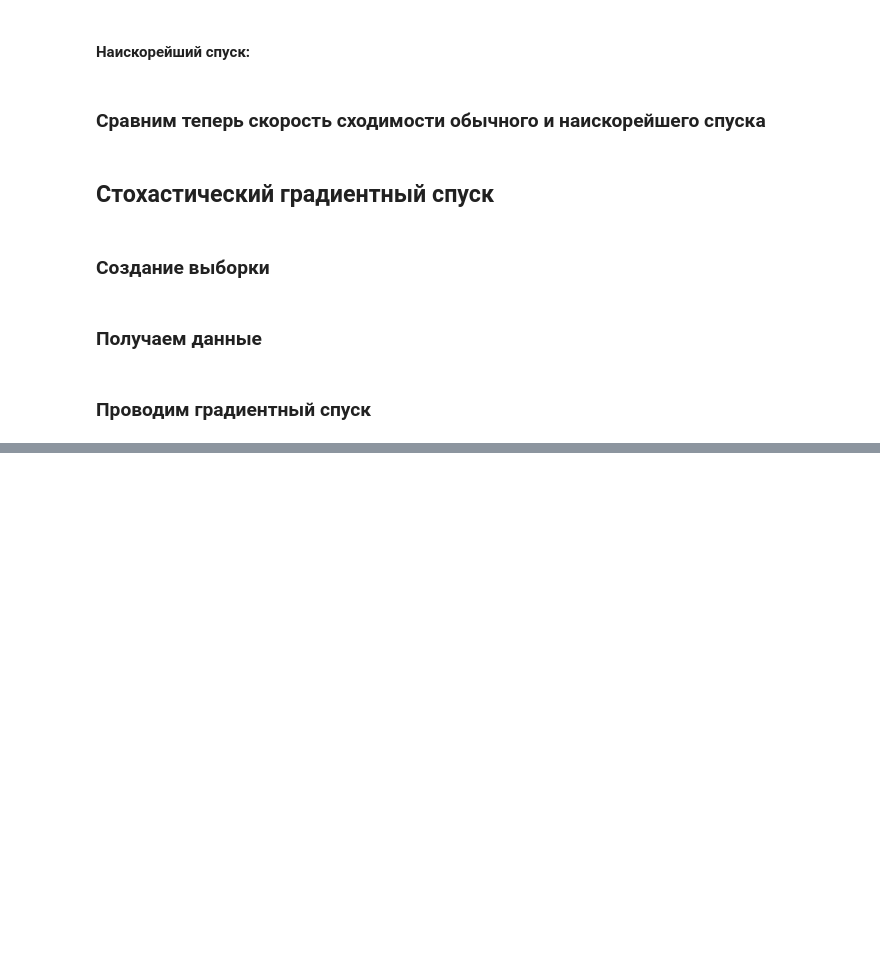
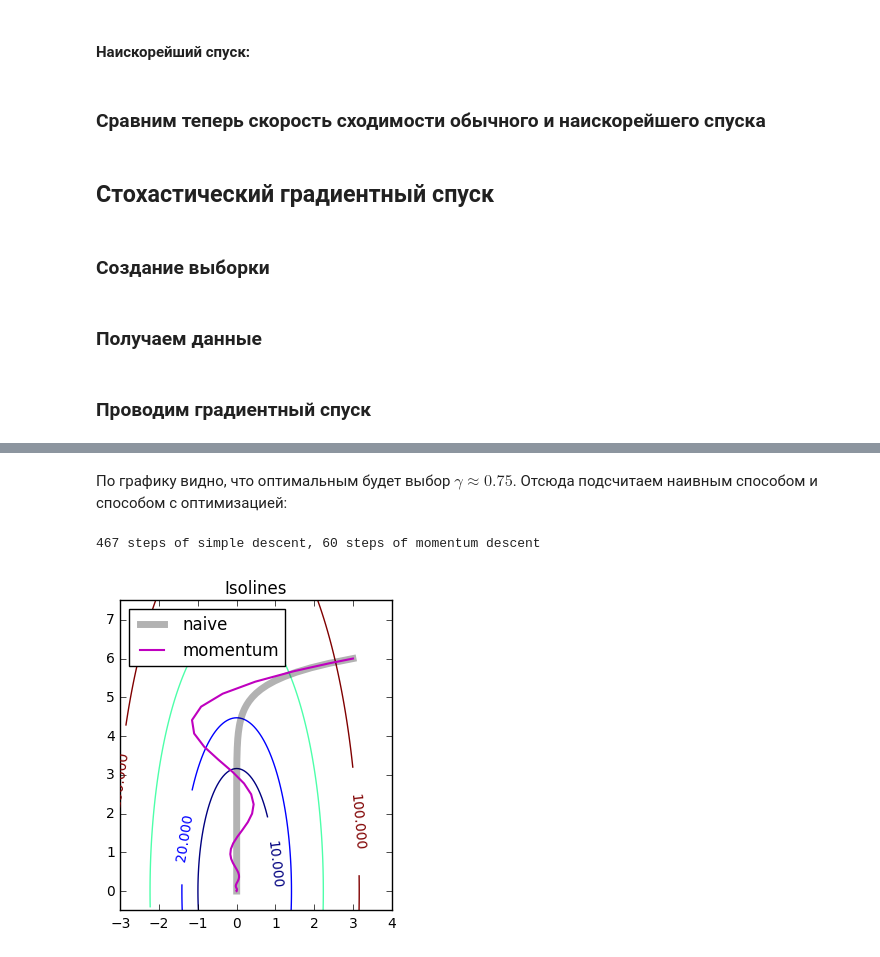
Before and after one commit to v-sopov/renju, a Jupyter notebook: lab_solution.ipynb, the cells around one changed output, grey strips where cells are left out. Cells and saved outputs as stored; diff of their text form; code cells hidden in the pictures; blank space fills up the shorter version.

```diff
--- a/lab_solution.ipynb
+++ b/lab_solution.ipynb
@@ -567,0 +472,32 @@ for size in [1, 2, 3, 4, 5, 10, 25, 50, 100, 200, 400, 800]:
+# %% [markdown]
+По графику видно, что оптимальным будет выбор $\gamma \approx 0.75$. Отсюда подсчитаем наивным способом и способом с оптимизацией:
+# %%
+simple_log = []
+test_gradient_descent(test_gradient, [3, 6], step=0.01, points_log=simple_log)
+momentum_log = []
+momentum_descent(test_gradient, 0.75, [3, 6], step=0.01, points_log=momentum_log)
+print(len(simple_log), 'steps of simple descent,', len(momentum_log), 'steps of momentum descent')
+
+x = np.arange(-4, 8, 0.05)
+y = np.arange(-4, 8, 0.05)
+xgrid, ygrid = np.meshgrid(x, y)
+eval_func = np.vectorize(test_function)
+zgrid = eval_func(xgrid, ygrid)
+plt.hold(True)
+CS = plt.contour(xgrid, ygrid, zgrid, levels=[10, 20, 50, 100])
+plt.clabel(CS, inline=1, fontsize=10)
+plt.title('Isolines')
+x_simple = [p[0] for p in simple_log]
+y_simple = [p[1] for p in simple_log]
+plt.plot(x_simple, y_simple, 'k-', alpha=0.3, linewidth=5, label='naive')
+x_momentum = [p[0] for p in momentum_log]
+y_momentum = [p[1] for p in momentum_log]
+plt.plot(x_momentum, y_momentum, 'm-', linewidth=1.5, label='momentum')
+plt.legend(loc='upper left')
+plt.axis([-3, 4, -0.5, 7.5])
+plt.axes().set_aspect('equal', adjustable='box')
+plt.hold(False)
+plt.show()
+# %% [output]
+467 steps of simple descent, 60 steps of momentum descent
+[figure, added]
```
Also changed, not shown: parts of 34 cells of this notebook.
